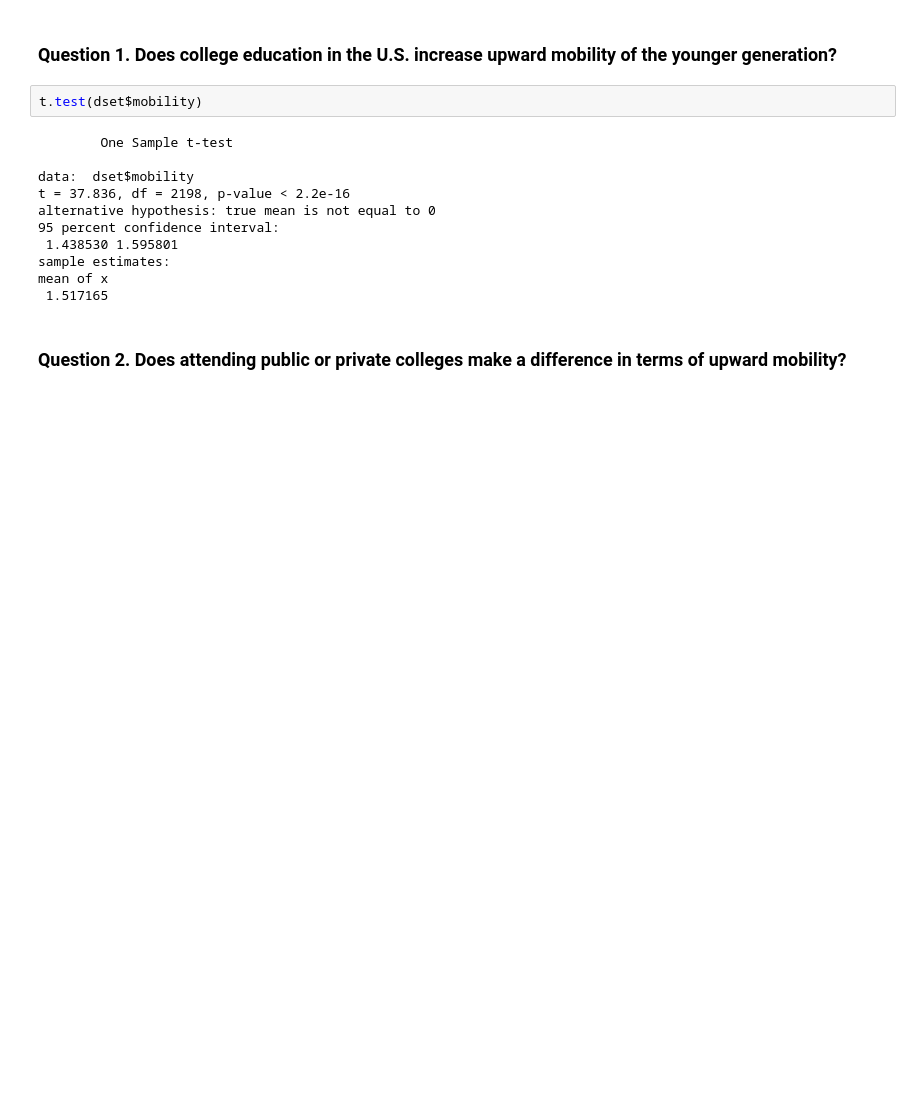
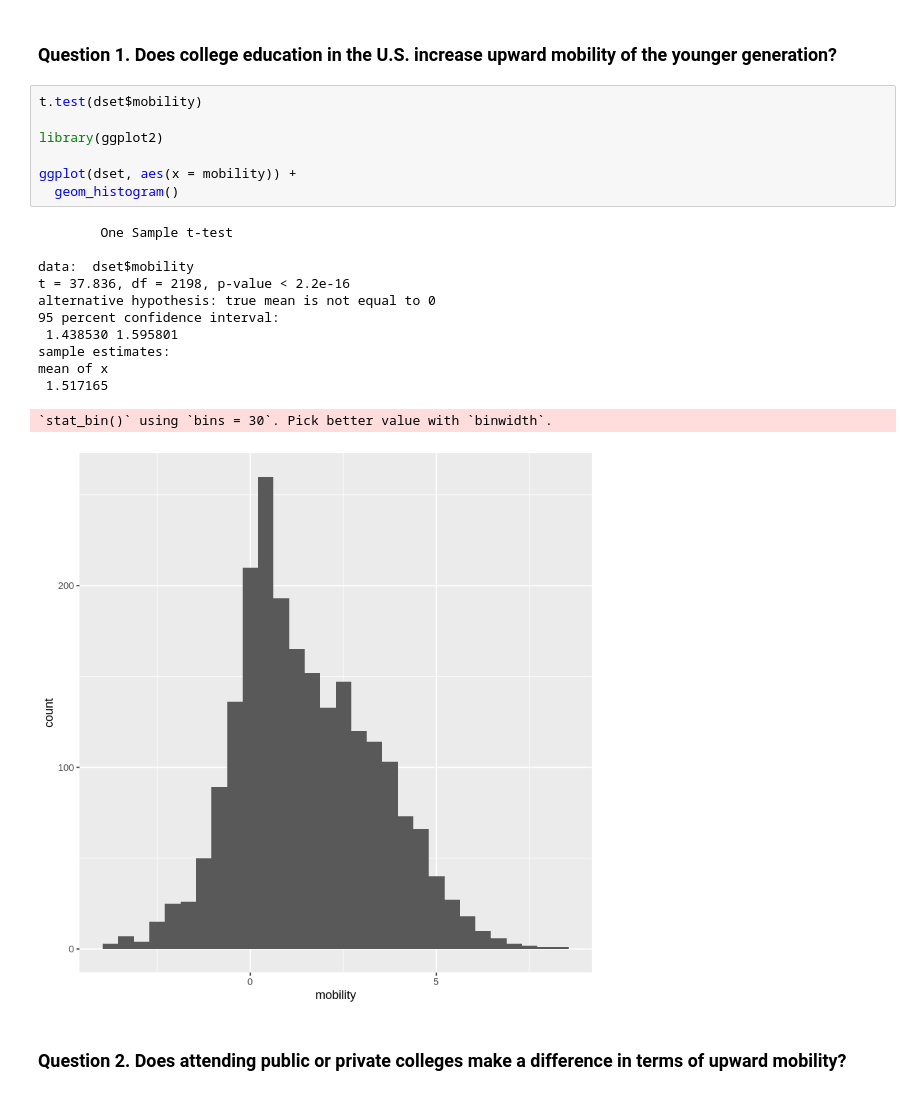
Before and after one commit to XinlanFu/GroupProject, a Jupyter notebook: QUESTION56_rvd.ipynb, the cells around one changed output. Saved outputs shown, nothing was run; the diff lists cells and outputs as text; blank space fills up the shorter version.

Commit message:
graph commit

```diff
--- a/QUESTION56_rvd.ipynb
+++ b/QUESTION56_rvd.ipynb
@@ -71,17 +71,24 @@ A tibble: 6 × 15
 ### Question 1. Does college education in the U.S. increase upward mobility of the younger generation?
 # %%
 t.test(dset$mobility)
+
+library(ggplot2)
+
+ggplot(dset, aes(x = mobility)) +
+  geom_histogram()
 # %% [output]
         One Sample t-test
 
 data:  dset$mobility
 t = 37.836, df = 2198, p-value < 2.2e-16
 alternative hypothesis: true mean is not equal to 0
 95 percent confidence interval:
  1.438530 1.595801
 sample estimates:
 mean of x
  1.517165
+`stat_bin()` using `bins = 30`. Pick better value with `binwidth`.
+[figure, added]
 # %% [markdown]
 ### Question 2. Does attending public or private colleges make a difference in terms of upward mobility?
 # %%
```
Also changed, not shown: parts of 8 cells of this notebook.
